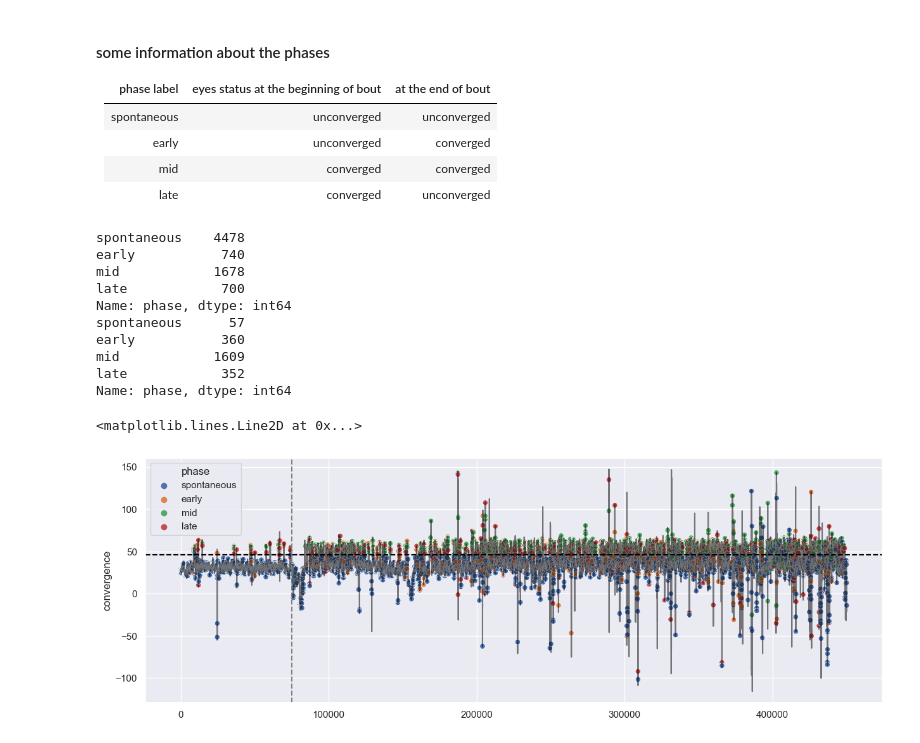
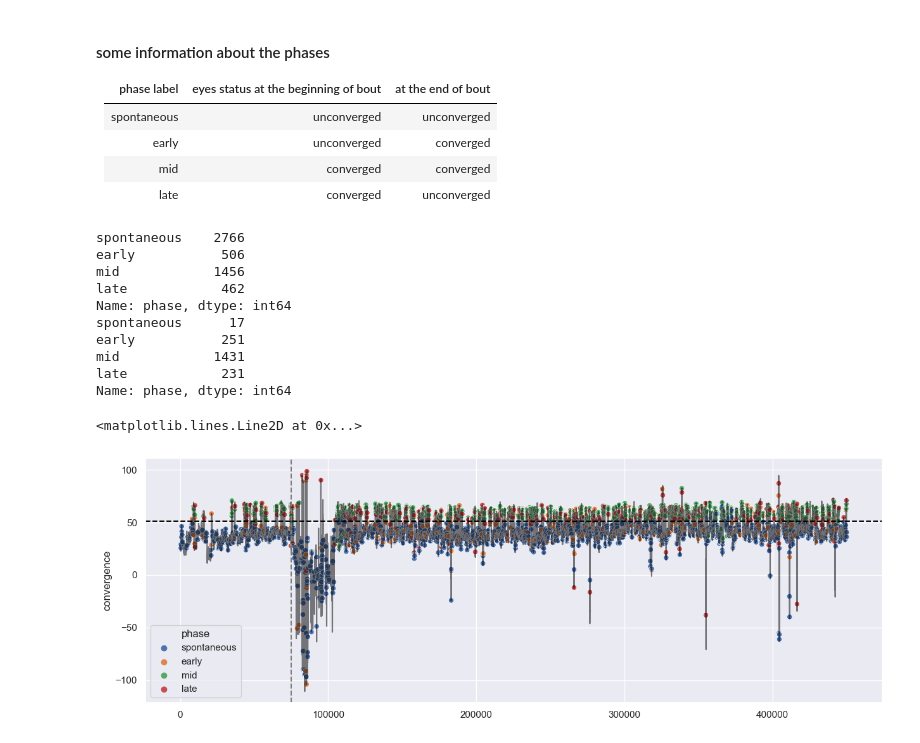
Before and after one commit to myngaf/behavior_analysis_tracking, a Jupyter notebook: test_eye_analysis.ipynb, the cells around one changed output. Drawn from its saved outputs; the diff is of its cells as text; code cells hidden in the pictures.

```diff
--- a/test_eye_analysis.ipynb
+++ b/test_eye_analysis.ipynb
@@ -526,34 +497,34 @@ sns.set_theme(rc={"figure.figsize": (15,5)})
 # %%
 # plot eye convergence over time in a session
 # vertical gray dash line is roughly when the paramecia is added (5 min after recording started)
 # horizontal black dash line is the convergence threshold for that fish
 
-ID = '2025061204' # change ID number here
+ID = '2025082109' # change ID number here
 sub_df = labelled_angle[labelled_angle['ID'] == ID ].reset_index() # all frames across 30 min now represented by index
 
 # count frames of eye convergence above threshold and what phase is the frame in
 mask = sub_df['convergence'] > convergence_scores[convergence_scores['ID'] == ID].threshold.squeeze()
 print(sub_df['phase'].value_counts(dropna=False)[['spontaneous','early','mid','late']])
 print(sub_df[mask].phase.value_counts(dropna=False)[['spontaneous','early','mid','late']])
 
 # plot the eye convergence angle (line) and the bout phases (dot)
 sns.lineplot(data=sub_df, x=sub_df.index, y="convergence", alpha=0.5, c="black") # the whole trace across time
 sns.scatterplot(data=sub_df, x=sub_df.index, y="convergence", hue='phase', legend="auto", hue_order=['spontaneous', 'early', 'mid', 'late']) # which phase
 plt.axhline(y=convergence_scores[convergence_scores['ID'] == ID].threshold.squeeze(), linestyle='--', c='black')
 plt.axvline(x=250*150*2, linestyle='--', c='gray') # rough timepoint of when paramecia were introduced
 # %% [output]
-spontaneous    4478
-early           740
-mid            1678
-late            700
+spontaneous    2766
+early           506
+mid            1456
+late            462
 Name: phase, dtype: int64
-spontaneous      57
-early           360
-mid            1609
-late            352
+spontaneous      17
+early           251
+mid            1431
+late            231
 Name: phase, dtype: int64
 <matplotlib.lines.Line2D at 0x...>
-[figure, old version]
+[figure, new version]
 # %%
 # plot eye convergence over time in a session
 # vertical gray dash line is roughly when the paramecia is added (5 min after recording started)
```
Also changed, not shown: parts of 19 cells of this notebook.
